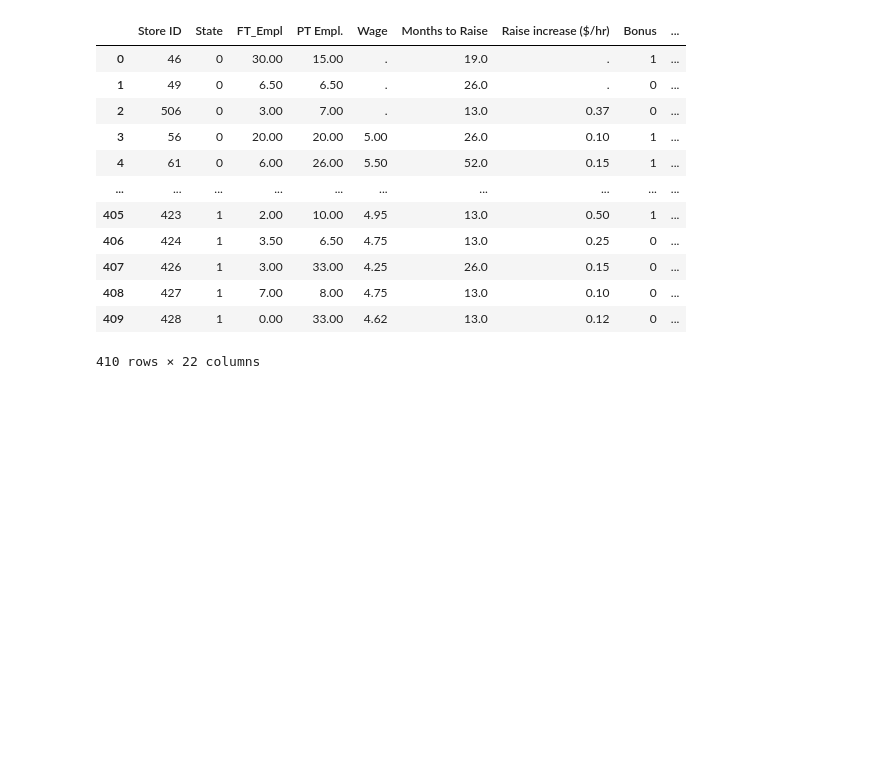
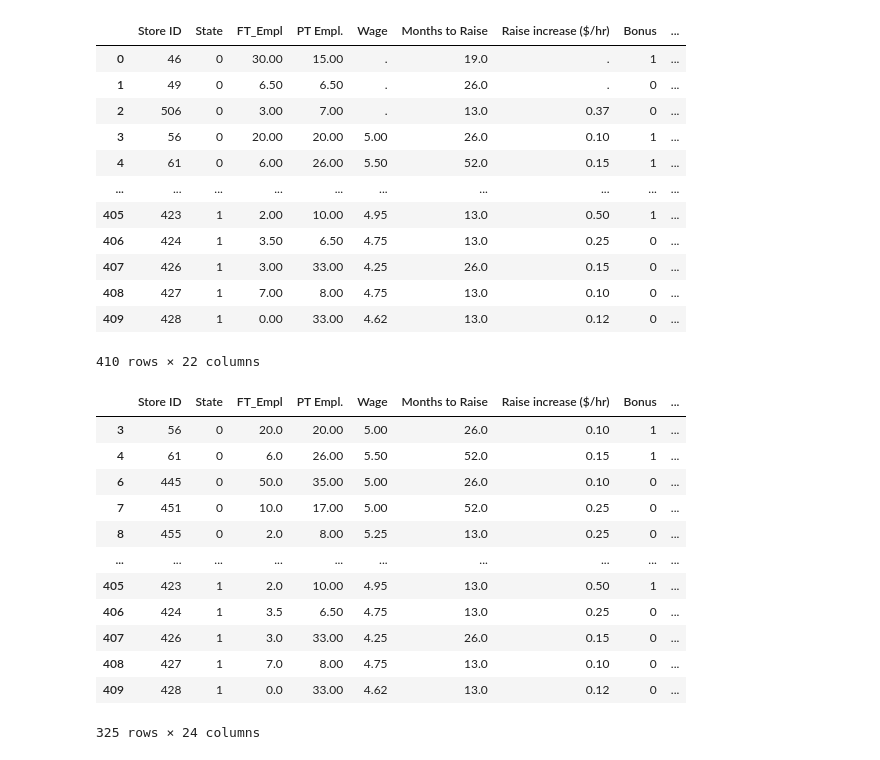
Before and after one commit to zackdihel/DA-project-1, a Jupyter notebook: notebooks/02_Replication.ipynb, the cells around one changed output. Cells and saved outputs as stored; diff of their text form; code cells hidden in the pictures; blank space fills up the shorter version.

```diff
--- a/notebooks/02_Replication.ipynb
+++ b/notebooks/02_Replication.ipynb
@@ -74,3 +76,20 @@ df_filter
+# %%
+df_filter = df_filter.dropna()
+df_filter
+# %% [output]
+|  | Store ID | State | FT_Empl | PT Empl. | Wage | Months to Raise | Raise increase ($/hr) | Bonus | ... |
+| 3 | 56 | 0 | 20.0 | 20.00 | 5.00 | 26.0 | 0.10 | 1 | ... |
+| 4 | 61 | 0 | 6.0 | 26.00 | 5.50 | 52.0 | 0.15 | 1 | ... |
+| 6 | 445 | 0 | 50.0 | 35.00 | 5.00 | 26.0 | 0.10 | 0 | ... |
+| 7 | 451 | 0 | 10.0 | 17.00 | 5.00 | 52.0 | 0.25 | 0 | ... |
+| 8 | 455 | 0 | 2.0 | 8.00 | 5.25 | 13.0 | 0.25 | 0 | ... |
+| ... | ... | ... | ... | ... | ... | ... | ... | ... | ... |
+| 405 | 423 | 1 | 2.0 | 10.00 | 4.95 | 13.0 | 0.50 | 1 | ... |
+| 406 | 424 | 1 | 3.5 | 6.50 | 4.75 | 13.0 | 0.25 | 0 | ... |
+| 407 | 426 | 1 | 3.0 | 33.00 | 4.25 | 26.0 | 0.15 | 0 | ... |
+| 408 | 427 | 1 | 7.0 | 8.00 | 4.75 | 13.0 | 0.10 | 0 | ... |
+| 409 | 428 | 1 | 0.0 | 33.00 | 4.62 | 13.0 | 0.12 | 0 | ... |
+325 rows × 24 columns
 # %%
 cols = ['FT_Empl', 'Wage', 'P_Fry','P_Soda','P_Entree',
         'FT_Empl_2', 'Wage_2','P_Fry_2','P_Soda_2', 'P_Entree_2']
```
Also changed, not shown: parts of 10 cells of this notebook.
